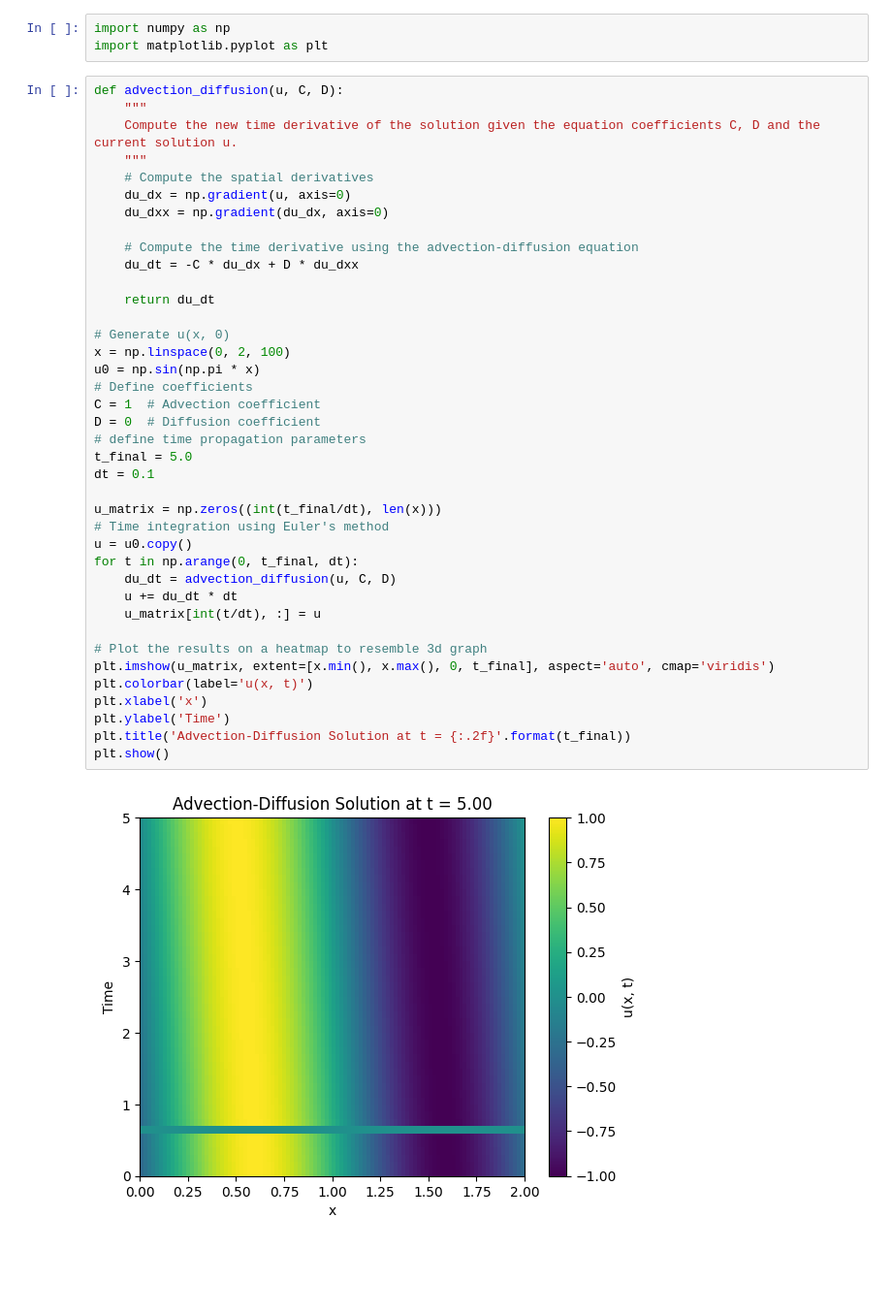
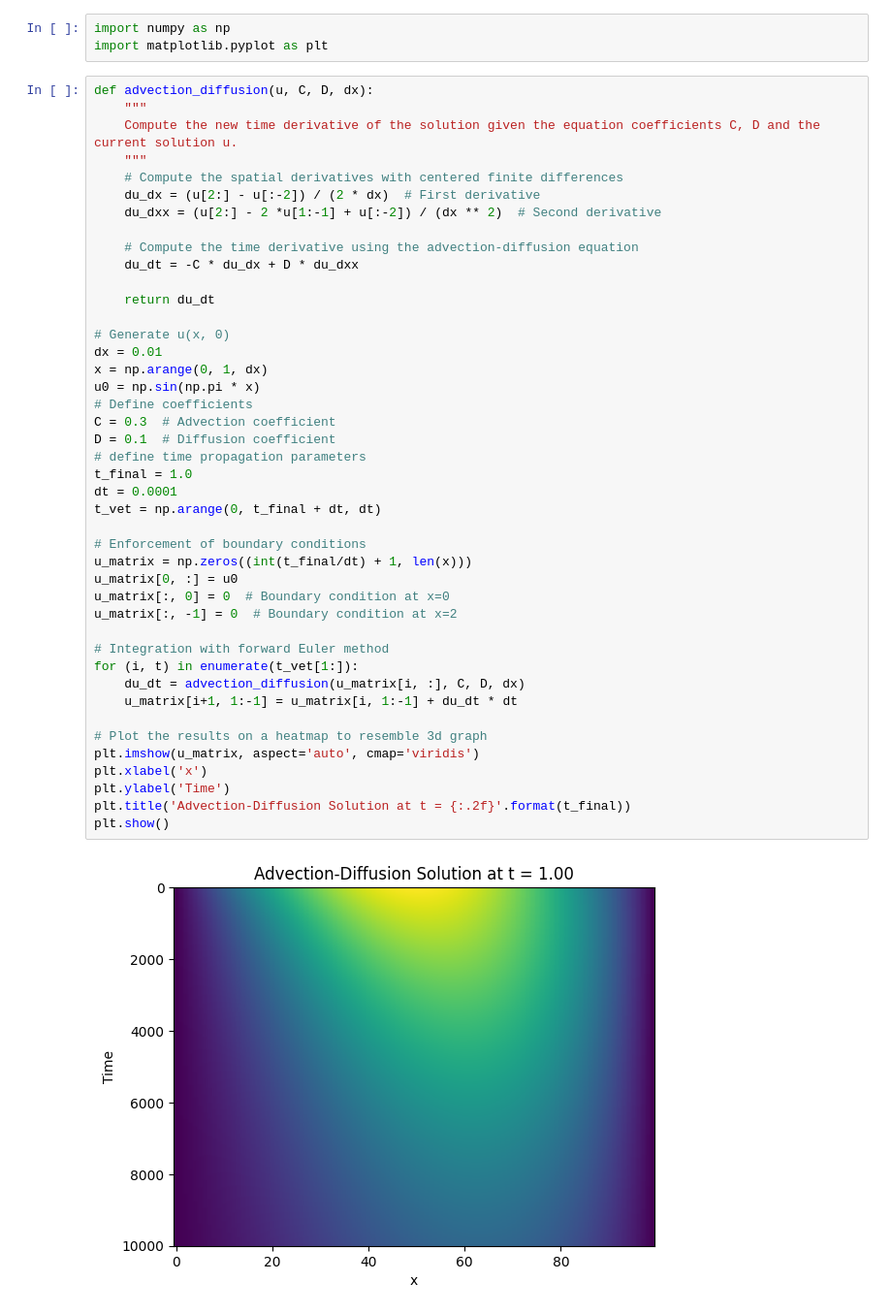
Before and after one commit to gbellume/SML, a Jupyter notebook: sindy.ipynb, the cells around one changed output. Shown at 97% size. Drawn from its saved outputs; the diff is of its cells as text; blank space fills up the shorter version.

```diff
--- a/sindy.ipynb
+++ b/sindy.ipynb
@@ -2,43 +2,47 @@
 import numpy as np
 import matplotlib.pyplot as plt
 # %%
-def advection_diffusion(u, C, D):
+def advection_diffusion(u, C, D, dx):
     """
     Compute the new time derivative of the solution given the equation coefficients C, D and the current solution u.
     """
-    # Compute the spatial derivatives
-    du_dx = np.gradient(u, axis=0)
-    du_dxx = np.gradient(du_dx, axis=0)
+    # Compute the spatial derivatives with centered finite differences
+    du_dx = (u[2:] - u[:-2]) / (2 * dx)  # First derivative
+    du_dxx = (u[2:] - 2 *u[1:-1] + u[:-2]) / (dx ** 2)  # Second derivative
 
     # Compute the time derivative using the advection-diffusion equation
     du_dt = -C * du_dx + D * du_dxx
 
     return du_dt
 
 # Generate u(x, 0)
-x = np.linspace(0, 2, 100)
+dx = 0.01
+x = np.arange(0, 1, dx)
 u0 = np.sin(np.pi * x)
 # Define coefficients
-C = 1  # Advection coefficient
-D = 0  # Diffusion coefficient
+C = 0.3  # Advection coefficient
+D = 0.1  # Diffusion coefficient
 # define time propagation parameters
-t_final = 5.0
-dt = 0.1
+t_final = 1.0
+dt = 0.0001
+t_vet = np.arange(0, t_final + dt, dt)
 
-u_matrix = np.zeros((int(t_final/dt), len(x)))
-# Time integration using Euler's method
-u = u0.copy()
-for t in np.arange(0, t_final, dt):
-    du_dt = advection_diffusion(u, C, D)
-    u += du_dt * dt
-    u_matrix[int(t/dt), :] = u
+# Enforcement of boundary conditions
+u_matrix = np.zeros((int(t_final/dt) + 1, len(x)))
+u_matrix[0, :] = u0
+u_matrix[:, 0] = 0  # Boundary condition at x=0
+u_matrix[:, -1] = 0  # Boundary condition at x=2
+
+# Integration with forward Euler method
+for (i, t) in enumerate(t_vet[1:]):
+    du_dt = advection_diffusion(u_matrix[i, :], C, D, dx)
+    u_matrix[i+1, 1:-1] = u_matrix[i, 1:-1] + du_dt * dt
 
 # Plot the results on a heatmap to resemble 3d graph
-plt.imshow(u_matrix, extent=[x.min(), x.max(), 0, t_final], aspect='auto', cmap='viridis')
-plt.colorbar(label='u(x, t)')
+plt.imshow(u_matrix, aspect='auto', cmap='viridis')
 plt.xlabel('x')
 plt.ylabel('Time')
 plt.title('Advection-Diffusion Solution at t = {:.2f}'.format(t_final))
 plt.show()
 # %% [output]
-[figure, old version]
+[figure, new version]
```
